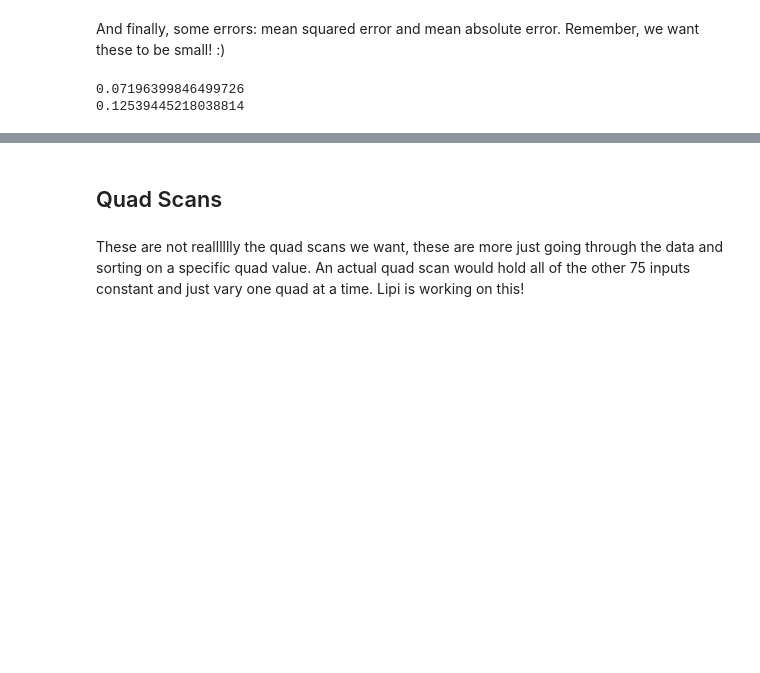
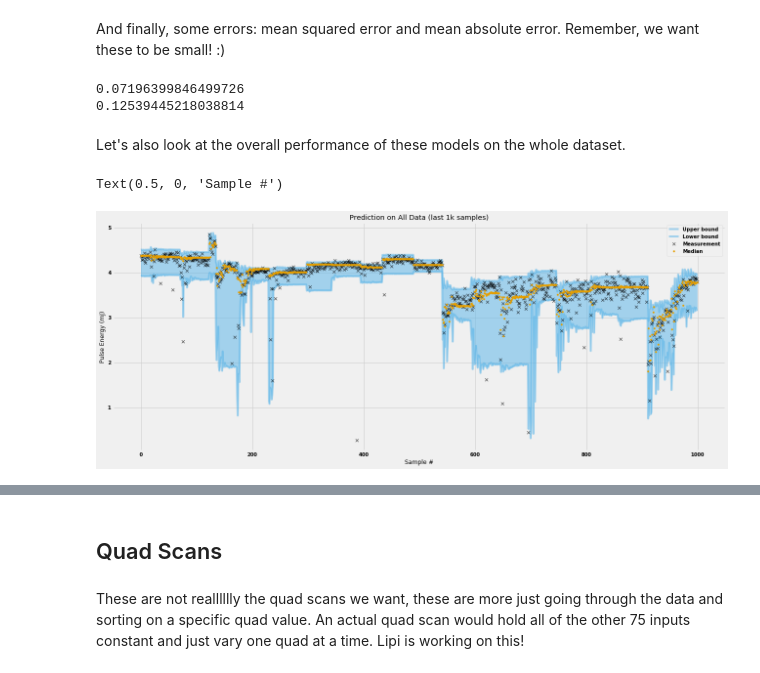
Before and after one commit to lipigupta/FEL-UQ, a Jupyter notebook: QR--Base.ipynb, the cells around one changed output, grey strips where cells are left out. Saved outputs shown, nothing was run; the diff lists cells and outputs as text; code cells hidden in the pictures; blank space fills up the shorter version.

```diff
--- a/QR--Base.ipynb
+++ b/QR--Base.ipynb
@@ -248,3 +278,19 @@ print(mae)
 # %% [output]
 0.07196399846499726
 0.12539445218038814
+# %% [markdown]
+Let's also look at the overall performance of these models on the whole dataset.
+# %%
+out = output_data
+median_pred = median.evaluate(input_data)
+ub_pred = upper.evaluate(input_data)
+lb_pred = lower.evaluate(input_data)
+# %%
+qru.basic_plotting(ub_pred[-1000:,:], lb_pred[-1000:,:], median_pred[-1000:,:], out[-1000:])
+plt.title("Prediction on All Data (last 1k samples)")
+plt.ylabel("Pulse Energy (mJ)")
+plt.xlabel("Sample #")
+plt.show()
+# %% [output]
+Text(0.5, 0, 'Sample #')
+[figure, added]
```
Also changed, not shown: parts of 5 cells of this notebook, 2 other files.
